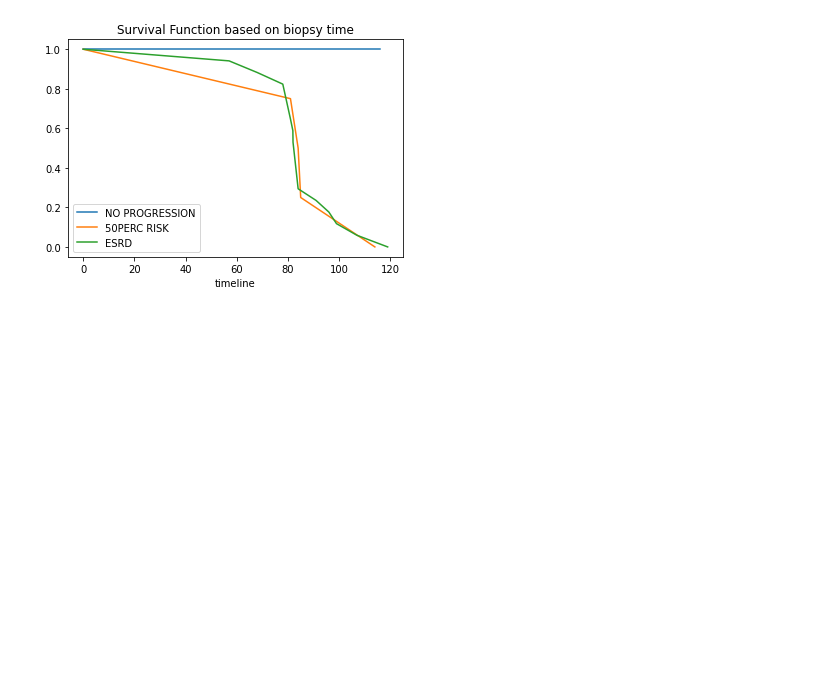
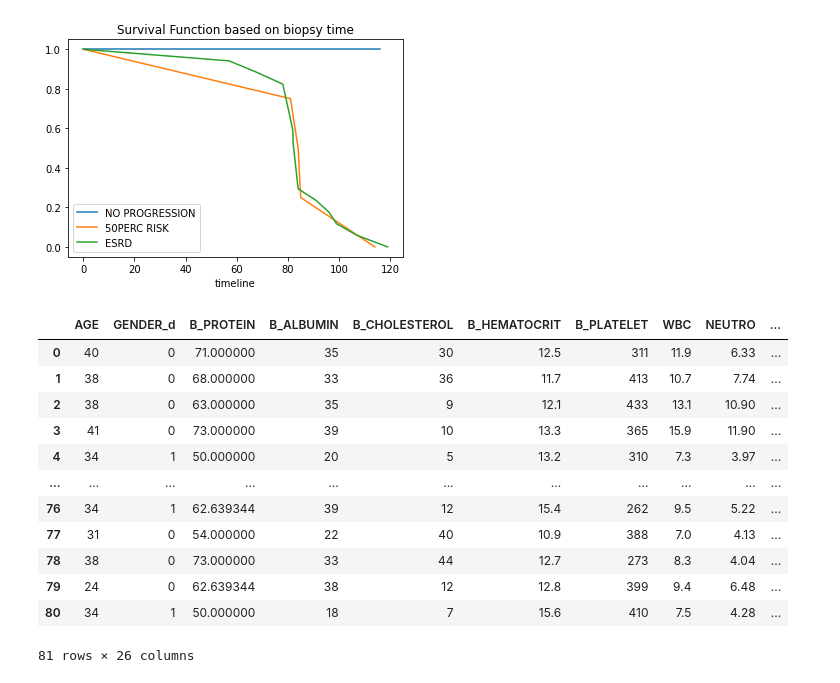
Before and after one commit to ibe-abu-chi/EXCEL-WORK, a Jupyter notebook: Copy_of_CKD_ANALYSIS.ipynb, the cells around one changed output. Cells and saved outputs as stored; diff of their text form; code cells hidden in the pictures; blank space fills up the shorter version.

```diff
--- a/Copy_of_CKD_ANALYSIS.ipynb
+++ b/Copy_of_CKD_ANALYSIS.ipynb
@@ -953,3 +953,19 @@ plt.title('Survival Function based on biopsy time')
 # %% [output]
 Text(0.5, 1.0, 'Survival Function based on biopsy time')
 [figure]
+# %%
+df2
+# %% [output]
+|  | AGE | GENDER_d | B_PROTEIN | B_ALBUMIN | B_CHOLESTEROL | B_HEMATOCRIT | B_PLATELET | WBC | NEUTRO | ... |
+| 0 | 40 | 0 | 71.000000 | 35 | 30 | 12.5 | 311 | 11.9 | 6.33 | ... |
+| 1 | 38 | 0 | 68.000000 | 33 | 36 | 11.7 | 413 | 10.7 | 7.74 | ... |
+| 2 | 38 | 0 | 63.000000 | 35 | 9 | 12.1 | 433 | 13.1 | 10.90 | ... |
+| 3 | 41 | 0 | 73.000000 | 39 | 10 | 13.3 | 365 | 15.9 | 11.90 | ... |
+| 4 | 34 | 1 | 50.000000 | 20 | 5 | 13.2 | 310 | 7.3 | 3.97 | ... |
+| ... | ... | ... | ... | ... | ... | ... | ... | ... | ... | ... |
+| 76 | 34 | 1 | 62.639344 | 39 | 12 | 15.4 | 262 | 9.5 | 5.22 | ... |
+| 77 | 31 | 0 | 54.000000 | 22 | 40 | 10.9 | 388 | 7.0 | 4.13 | ... |
+| 78 | 38 | 0 | 73.000000 | 33 | 44 | 12.7 | 273 | 8.3 | 4.04 | ... |
+| 79 | 24 | 0 | 62.639344 | 38 | 12 | 12.8 | 399 | 9.4 | 6.48 | ... |
+| 80 | 34 | 1 | 50.000000 | 18 | 7 | 15.6 | 410 | 7.5 | 4.28 | ... |
+81 rows × 26 columns
```
Also changed, not shown: parts of 10 cells of this notebook.
